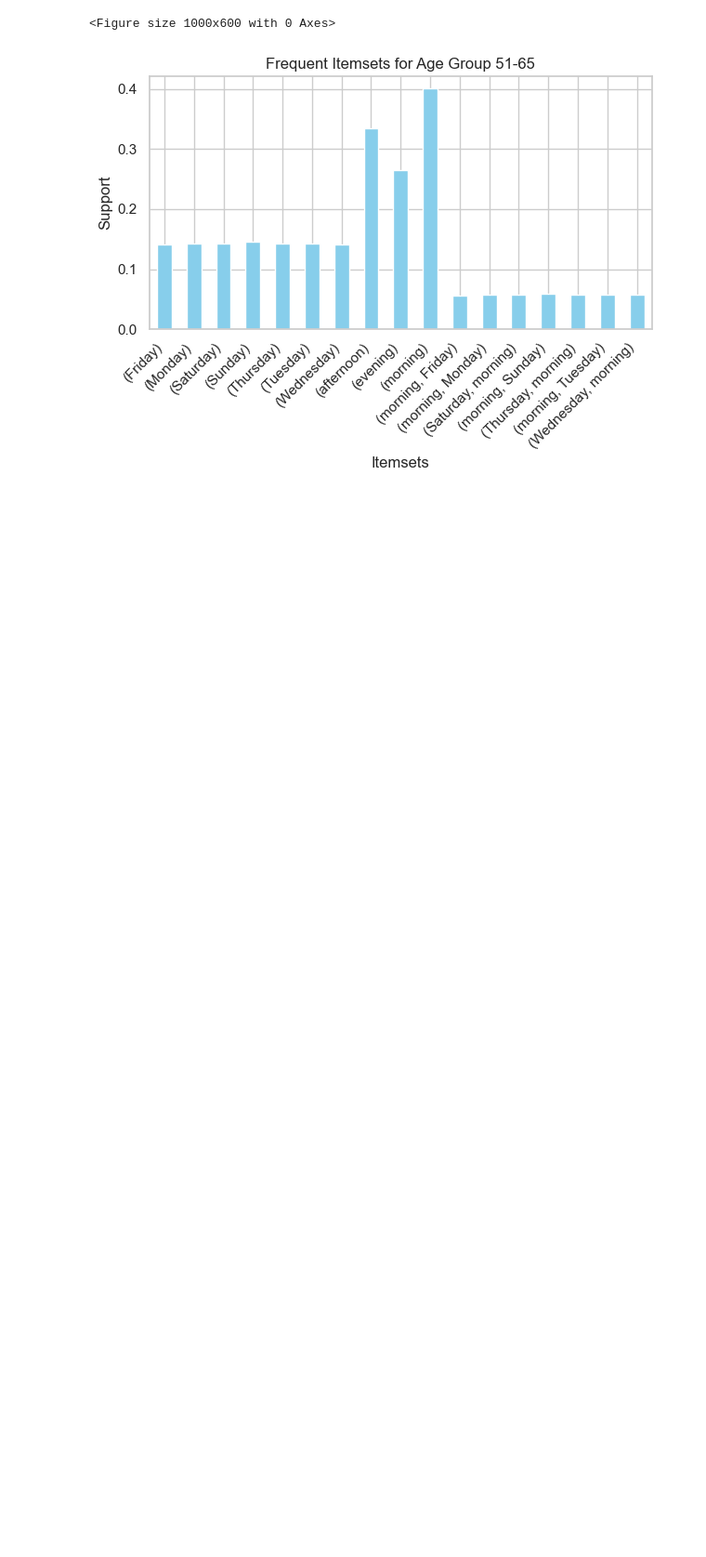
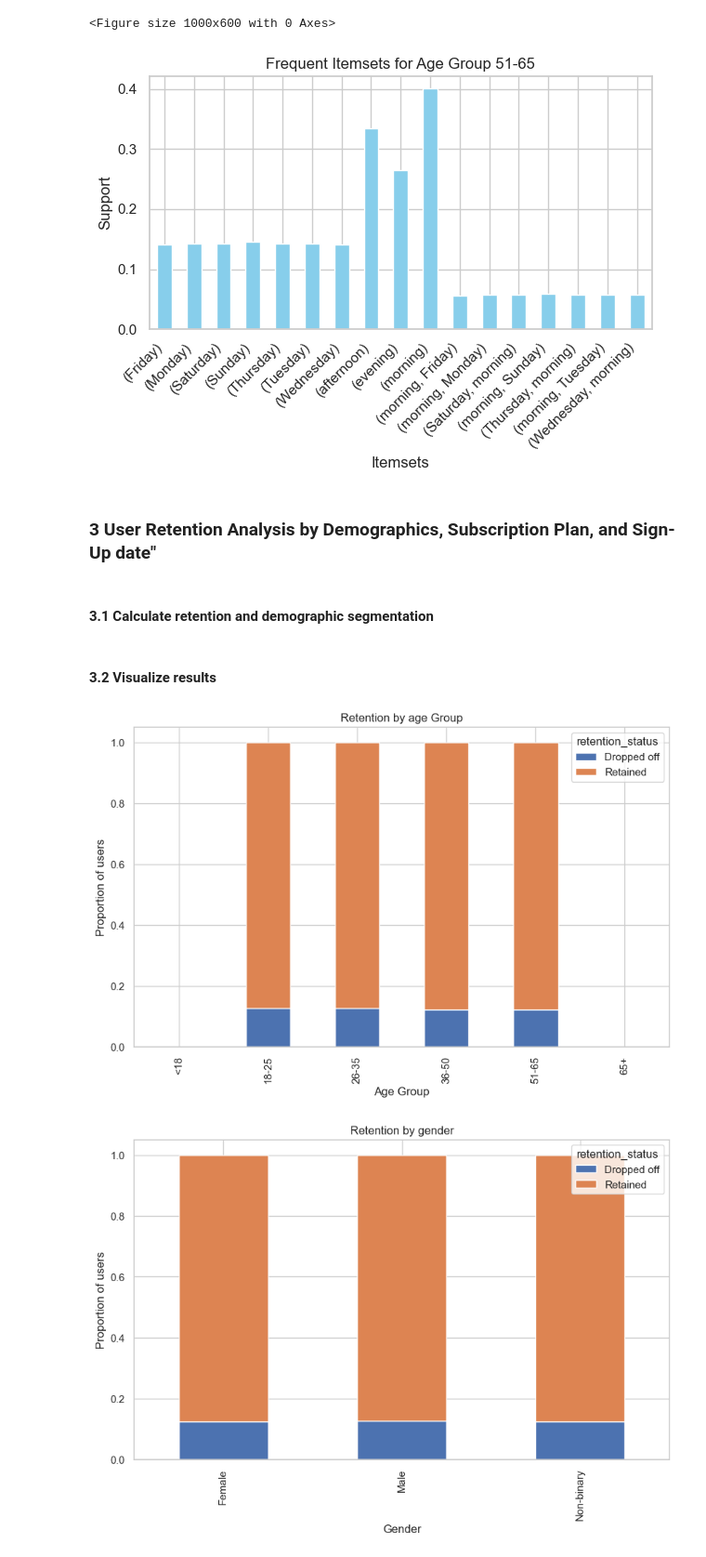
Before and after one commit to emmaqingjie/final_project_data_science, a Jupyter notebook: scripts/frequency_trends.ipynb, the cells around one changed output. Shown at 93% size. Cells and saved outputs as stored; diff of their text form; code cells hidden in the pictures; blank space fills up the shorter version.

Commit message:
retention analysis

```diff
--- a/scripts/frequency_trends.ipynb
+++ b/scripts/frequency_trends.ipynb
@@ -50,12 +46,8 @@ print(monthly_trends.head(10))
 #### 1.2 Visualize data
 # %%
 import seaborn as sns
-import matplotlib.pyplot as plt
 
-# Set Seaborn style for the plots
-sns.set(style="whitegrid")
 
-# Create a figure with 2 rows and 2 columns (4 subplots in total)
 fig, axes = plt.subplots(2, 2, figsize=(16, 12))
 
 # Plot 1: Monthly Check-In Trends by Gender
@@ -407,3 +388,7 @@ for age_group in labels:
 [figure]
 <Figure size 1000x600 with 0 Axes>
 [figure]
+# %% [markdown]
+### 3 User Retention Analysis by Demographics, Subscription Plan, and Sign-Up date"
+# %% [markdown]
+#### 3.1 Calculate retention and demographic segmentation
@@ -409,0 +419,34 @@ for age_group in labels:
+# %% [markdown]
+#### 3.2 Visualize results
+# %%
+# Plot retention by age
+retention_by_age.plot(kind='bar', stacked=True, figsize=(10, 6))
+plt.title('Retention by age Group')
+plt.xlabel('Age Group')
+plt.ylabel('Proportion of users')
+plt.show()
+
+# Plot retention by gender
+retention_by_gender.plot(kind='bar', stacked=True, figsize=(10, 6))
+plt.title('Retention by gender')
+plt.xlabel('Gender')
+plt.ylabel('Proportion of users')
+plt.show()
+
+
+# Plot retention by subscription plan
+retention_by_plan.plot(kind='bar', stacked=True, figsize=(10, 6))
+plt.title('Retention by subscription plan')
+plt.xlabel('Subscription plan')
+plt.ylabel('Proportion of users')
+plt.show()
+
+# Plot cohort retention
+cohort_retention_percent.plot(kind='bar', stacked=True, figsize=(10, 6))
+plt.title('Cohort Retention by Sign-Up Month')
+plt.xlabel('Sign-Up Month')
+plt.ylabel('Retention Rate')
+plt.show()
+# %% [output]
+[figure, added]
+[figure, added]
```
Also changed, not shown: parts of 11 cells of this notebook.
